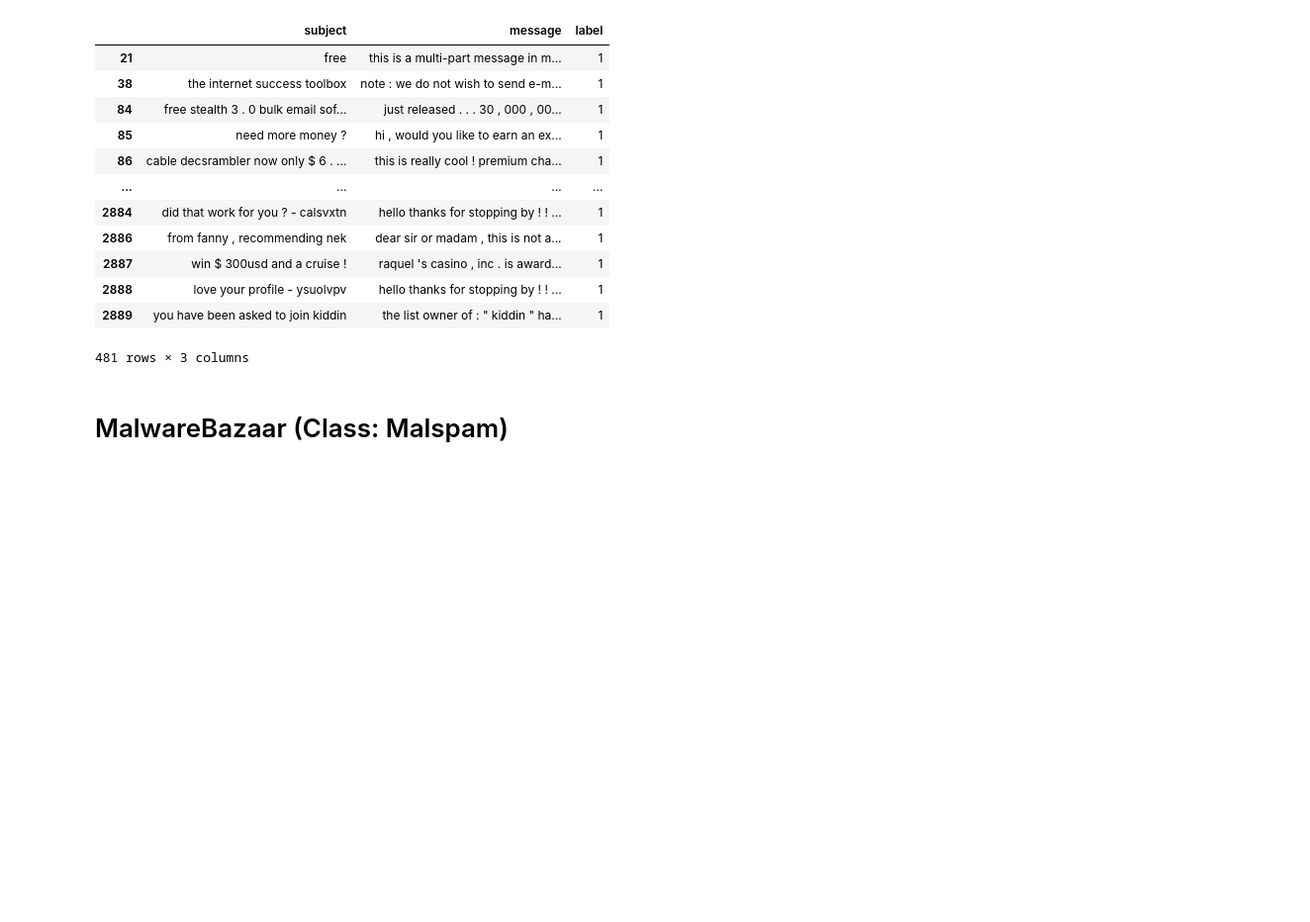
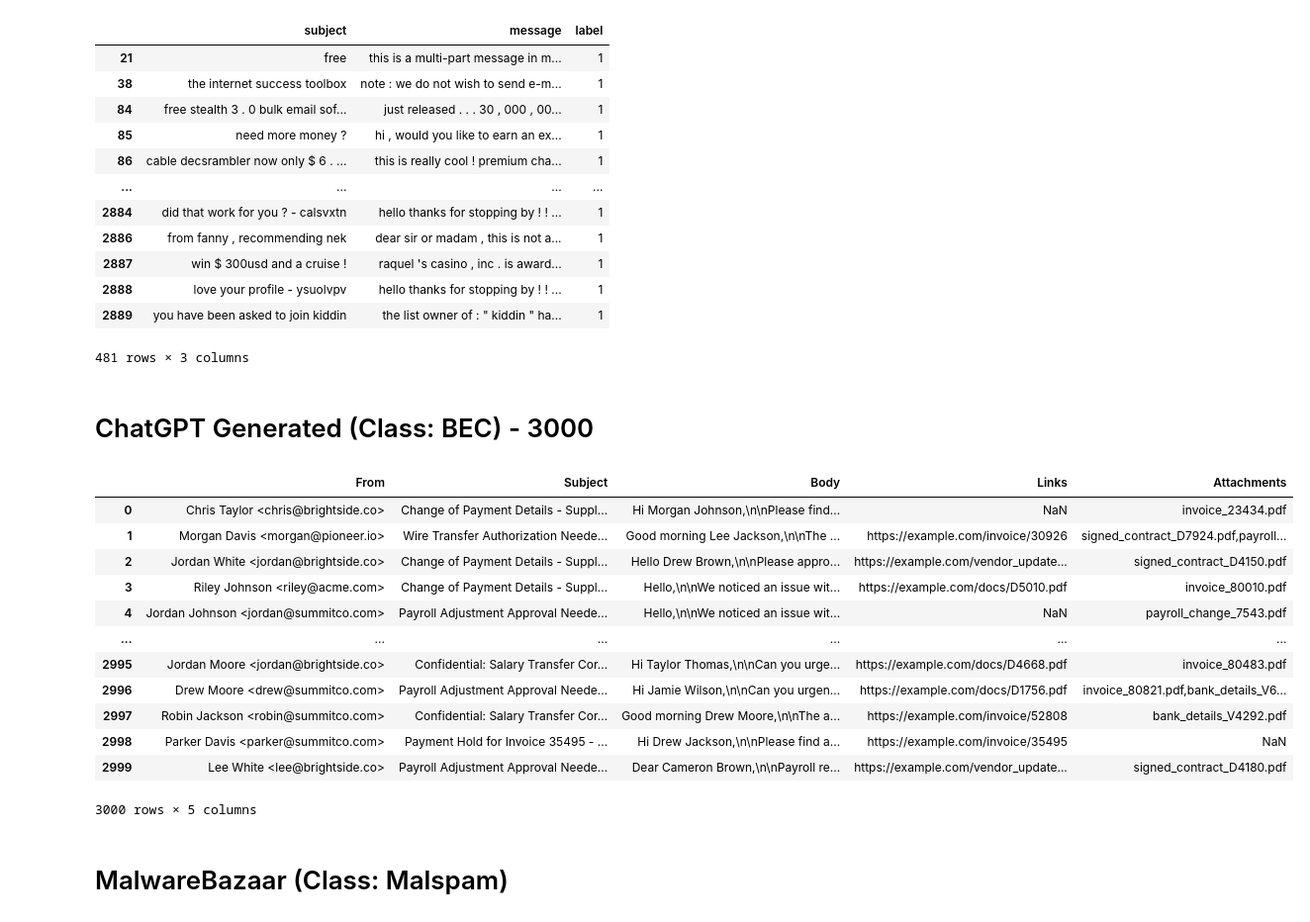
Before and after one commit to Reno0213/capstone, a Jupyter notebook: dataset.ipynb, the cells around one changed output. Shown: that part at 99% size. Drawn from its saved outputs; the diff is of its cells as text; code cells hidden in the pictures; blank space fills up the shorter version.

Commit message:
Added 60k benign emails and 3k BEC emails

```diff
--- a/dataset.ipynb
+++ b/dataset.ipynb
@@ -324,5 +378,28 @@ dfLingSpam
 | 2888 | love your profile - ysuolvpv | hello thanks for stopping by ! ! ... | 1 |
 | 2889 | you have been asked to join kiddin | the list owner of : " kiddin " ha... | 1 |
 481 rows × 3 columns
+# %% [markdown]
+# ChatGPT Generated (Class: BEC) - 3000
+# %%
+import pandas as pd
+
+becRoot = './bec_emails.csv'
+dfBec = pd.read_csv(becRoot)
+
+dfBec
+# %% [output]
+|  | From | Subject | Body | Links | Attachments |
+| 0 | Chris Taylor <chris@brightside.co> | Change of Payment Details - Suppl... | Hi Morgan Johnson,\n\nPlease find... | NaN | invoice_23434.pdf |
+| 1 | Morgan Davis <morgan@pioneer.io> | Wire Transfer Authorization Neede... | Good morning Lee Jackson,\n\nThe ... | https://example.com/invoice/30926 | signed_contract_D7924.pdf,payroll... |
+| 2 | Jordan White <jordan@brightside.co> | Change of Payment Details - Suppl... | Hello Drew Brown,\n\nPlease appro... | https://example.com/vendor_update... | signed_contract_D4150.pdf |
+| 3 | Riley Johnson <riley@acme.com> | Change of Payment Details - Suppl... | Hello,\n\nWe noticed an issue wit... | https://example.com/docs/D5010.pdf | invoice_80010.pdf |
+| 4 | Jordan Johnson <jordan@summitco.com> | Payroll Adjustment Approval Neede... | Hello,\n\nWe noticed an issue wit... | NaN | payroll_change_7543.pdf |
+| ... | ... | ... | ... | ... | ... |
+| 2995 | Jordan Moore <jordan@brightside.co> | Confidential: Salary Transfer Cor... | Hi Taylor Thomas,\n\nCan you urge... | https://example.com/docs/D4668.pdf | invoice_80483.pdf |
+| 2996 | Drew Moore <drew@summitco.com> | Payroll Adjustment Approval Neede... | Hi Jamie Wilson,\n\nCan you urgen... | https://example.com/docs/D1756.pdf | invoice_80821.pdf,bank_details_V6... |
+| 2997 | Robin Jackson <robin@summitco.com> | Confidential: Salary Transfer Cor... | Good morning Drew Moore,\n\nThe a... | https://example.com/invoice/52808 | bank_details_V4292.pdf |
+| 2998 | Parker Davis <parker@summitco.com> | Payment Hold for Invoice 35495 - ... | Hi Drew Jackson,\n\nPlease find a... | https://example.com/invoice/35495 | NaN |
+| 2999 | Lee White <lee@brightside.co> | Payroll Adjustment Approval Neede... | Dear Cameron Brown,\n\nPayroll re... | https://example.com/vendor_update... | signed_contract_D4180.pdf |
+3000 rows × 5 columns
 # %% [markdown]
 # MalwareBazaar (Class: Malspam)
```
Also changed, not shown: parts of 5 cells of this notebook, 3 other files.
